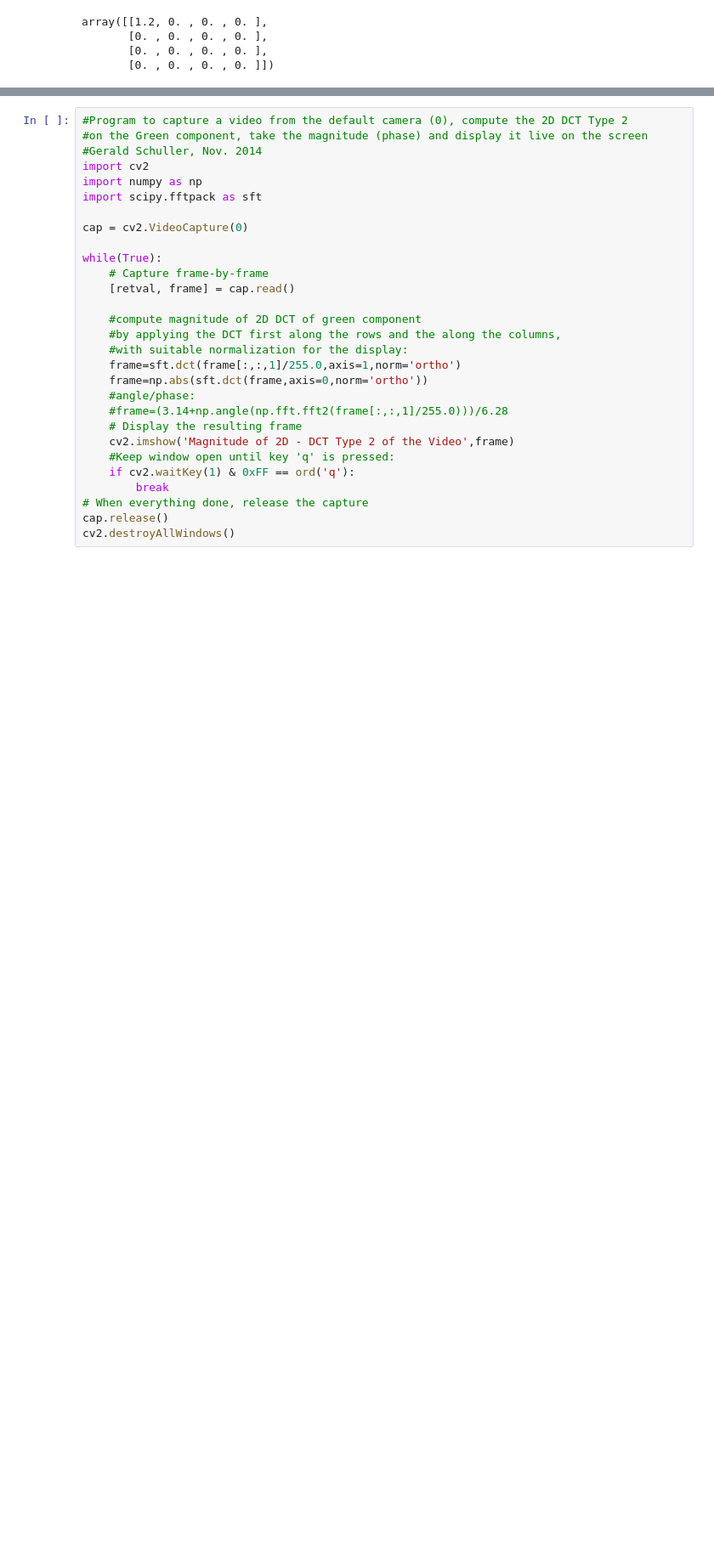
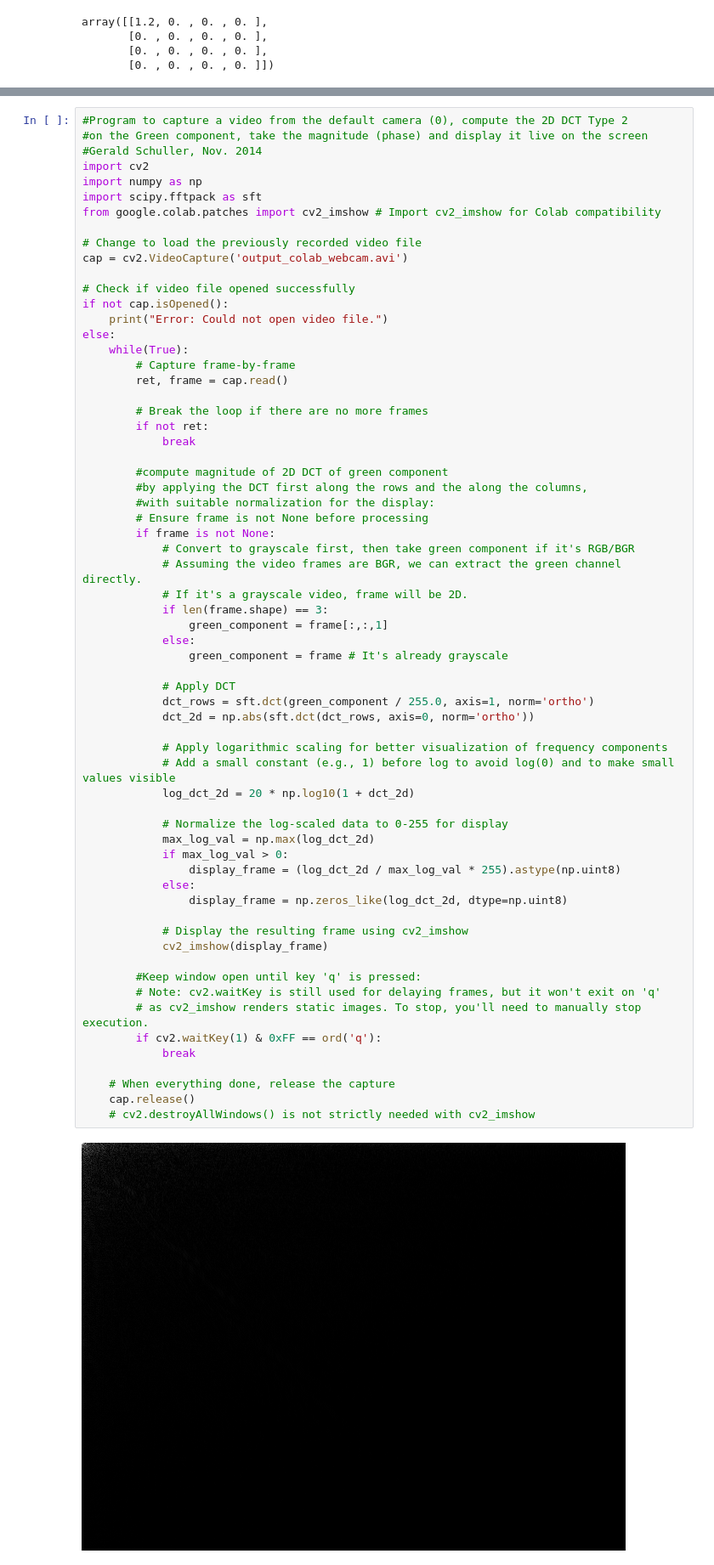
Before and after one commit to TUIlmenauAMS/Videocoding, a Jupyter notebook: LecturesJupterNotebooks/Lecture4/Lecture4.ipynb, the cells around one changed output, grey strips where cells are left out. Shown at 85% size. Saved outputs shown, nothing was run; the diff lists cells and outputs as text; blank space fills up the shorter version.

```diff
--- a/LecturesJupterNotebooks/Lecture4/Lecture4.ipynb
+++ b/LecturesJupterNotebooks/Lecture4/Lecture4.ipynb
@@ -280,29 +432,66 @@ You can also run this example with following command in terminal.
 # %%
 #Program to capture a video from the default camera (0), compute the 2D DCT Type 2
 #on the Green component, take the magnitude (phase) and display it live on the screen
 #Gerald Schuller, Nov. 2014
 import cv2
 import numpy as np
 import scipy.fftpack as sft
+from google.colab.patches import cv2_imshow # Import cv2_imshow for Colab compatibility
 
-cap = cv2.VideoCapture(0)
+# Change to load the previously recorded video file
+cap = cv2.VideoCapture('output_colab_webcam.avi')
 
-while(True):
-    # Capture frame-by-frame
-    [retval, frame] = cap.read()
+# Check if video file opened successfully
+if not cap.isOpened():
+    print("Error: Could not open video file.")
+else:
+    while(True):
+        # Capture frame-by-frame
+        ret, frame = cap.read()
 
-    #compute magnitude of 2D DCT of green component
-    #by applying the DCT first along the rows and the along the columns,
-    #with suitable normalization for the display:
-    frame=sft.dct(frame[:,:,1]/255.0,axis=1,norm='ortho')
-    frame=np.abs(sft.dct(frame,axis=0,norm='ortho'))
-    #angle/phase:
-    #frame=(3.14+np.angle(np.fft.fft2(frame[:,:,1]/255.0)))/6.28
-    # Display the resulting frame
-    cv2.imshow('Magnitude of 2D - DCT Type 2 of the Video',frame)
-    #Keep window open until key 'q' is pressed:
-    if cv2.waitKey(1) & 0xFF == ord('q'):
-        break
-# When everything done, release the capture
-cap.release()
-cv2.destroyAllWindows()
+        # Break the loop if there are no more frames
+        if not ret:
+            break
+
+        #compute magnitude of 2D DCT of green component
+        #by applying the DCT first along the rows and the along the columns,
+        #with suitable normalization for the display:
+        # Ensure frame is not None before processing
+        if frame is not None:
+            # Convert to grayscale first, then take green component if it's RGB/BGR
+            # Assuming the video frames are BGR, we can extract the green channel directly.
+            # If it's a grayscale video, frame will be 2D.
+            if len(frame.shape) == 3:
+                green_component = frame[:,:,1]
+            else:
+                green_component = frame # It's already grayscale
+
+            # Apply DCT
+            dct_rows = sft.dct(green_component / 255.0, axis=1, norm='ortho')
+            dct_2d = np.abs(sft.dct(dct_rows, axis=0, norm='ortho'))
+
+            # Apply logarithmic scaling for better visualization of frequency components
+            # Add a small constant (e.g., 1) before log to avoid log(0) and to make small values visible
+            log_dct_2d = 20 * np.log10(1 + dct_2d)
+
+            # Normalize the log-scaled data to 0-255 for display
+            max_log_val = np.max(log_dct_2d)
+            if max_log_val > 0:
+                display_frame = (log_dct_2d / max_log_val * 255).astype(np.uint8)
+            else:
+                display_frame = np.zeros_like(log_dct_2d, dtype=np.uint8)
+
+            # Display the resulting frame using cv2_imshow
+            cv2_imshow(display_frame)
+
+        #Keep window open until key 'q' is pressed:
+        # Note: cv2.waitKey is still used for delaying frames, but it won't exit on 'q'
+        # as cv2_imshow renders static images. To stop, you'll need to manually stop execution.
+        if cv2.waitKey(1) & 0xFF == ord('q'):
+            break
+
+    # When everything done, release the capture
+    cap.release()
+    # cv2.destroyAllWindows() is not strictly needed with cv2_imshow
+# %% [output]
+[figure, added]
```
Also changed, not shown: parts of 5 cells of this notebook.
